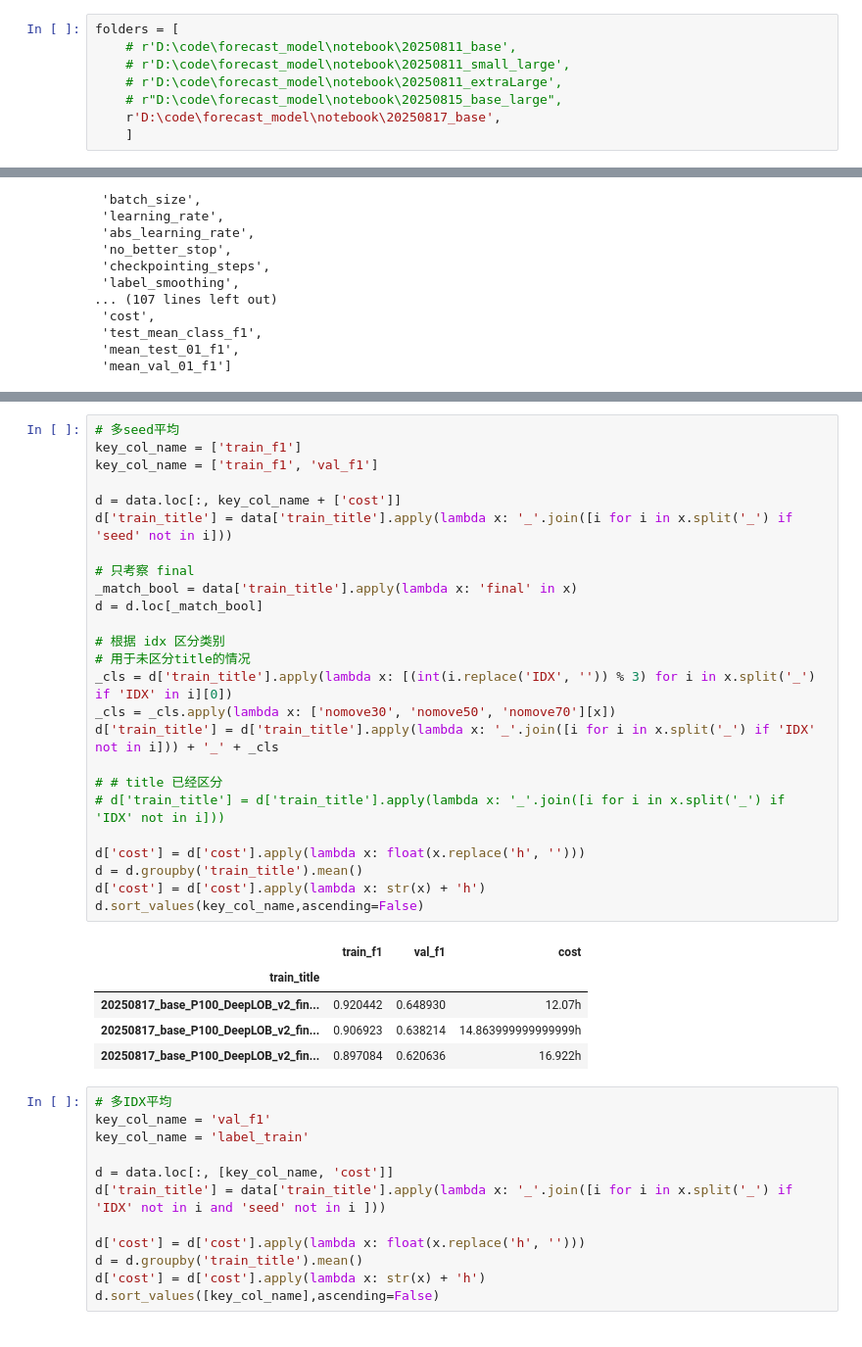
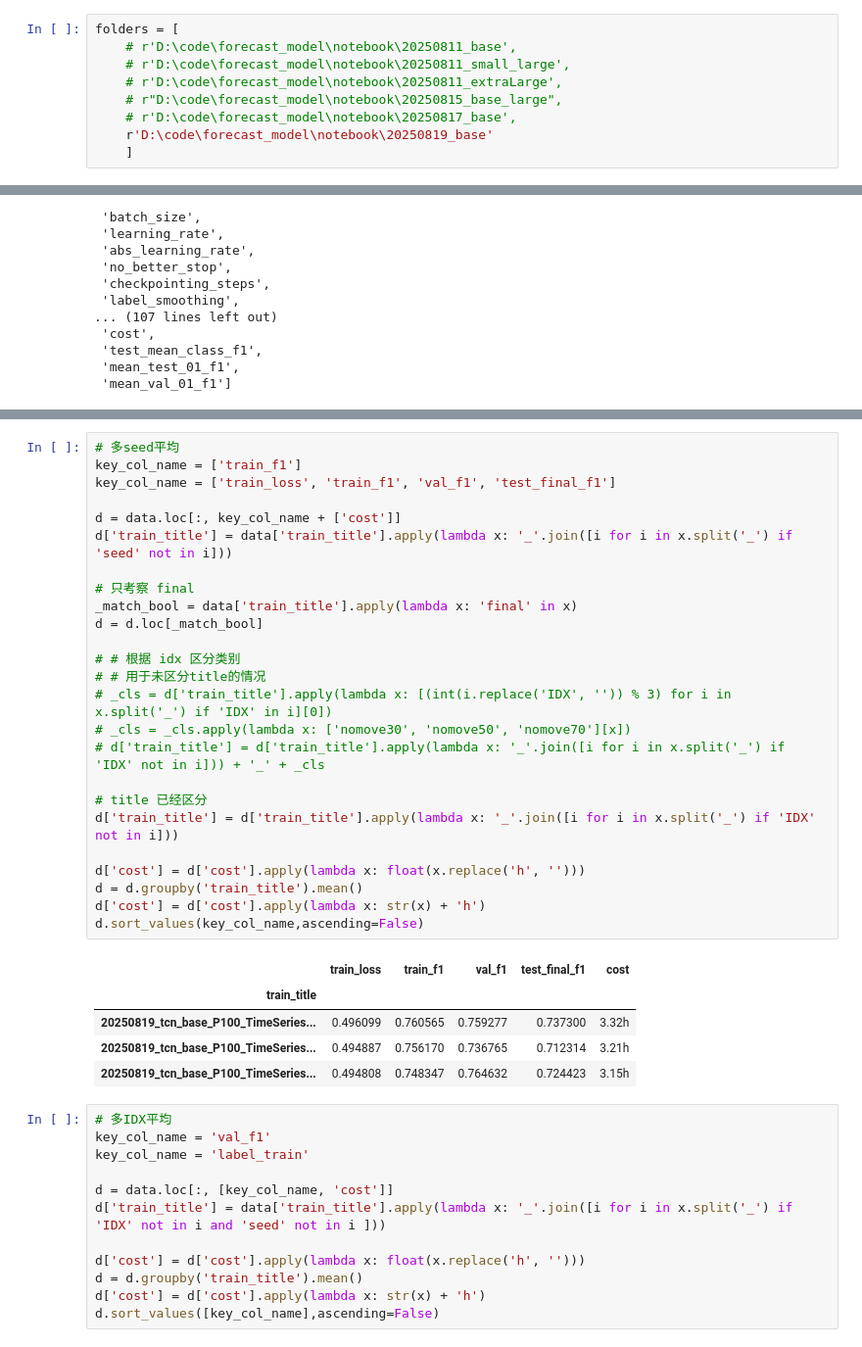
Before and after one commit to lhiqwj173/dl_helper, a Jupyter notebook: notebook/回测result汇总.ipynb, the cells around one changed output, grey strips where cells are left out. Shown at 98% size. Cells and saved outputs as stored; diff of their text form.

Commit message:
20250820_base

```diff
--- a/notebook/回测result汇总.ipynb
+++ b/notebook/回测result汇总.ipynb
@@ -16,7 +16,8 @@ folders = [
     # r'D:\code\forecast_model\notebook\20250811_small_large',
     # r'D:\code\forecast_model\notebook\20250811_extraLarge',
     # r"D:\code\forecast_model\notebook\20250815_base_large",
-    r'D:\code\forecast_model\notebook\20250817_base',
+    # r'D:\code\forecast_model\notebook\20250817_base',
+    r'D:\code\forecast_model\notebook\20250819_base'
     ]
 # %%
 data = pd.DataFrame()
@@ -156,34 +137,34 @@ data[['train_title', 'label_train']]
 # %%
 # 多seed平均
 key_col_name = ['train_f1']
-key_col_name = ['train_f1', 'val_f1']
+key_col_name = ['train_loss', 'train_f1', 'val_f1', 'test_final_f1']
 
 d = data.loc[:, key_col_name + ['cost']]
 d['train_title'] = data['train_title'].apply(lambda x: '_'.join([i for i in x.split('_') if 'seed' not in i]))
 
 # 只考察 final
 _match_bool = data['train_title'].apply(lambda x: 'final' in x)
 d = d.loc[_match_bool]
 
-# 根据 idx 区分类别
-# 用于未区分title的情况
-_cls = d['train_title'].apply(lambda x: [(int(i.replace('IDX', '')) % 3) for i in x.split('_') if 'IDX' in i][0])
-_cls = _cls.apply(lambda x: ['nomove30', 'nomove50', 'nomove70'][x])
-d['train_title'] = d['train_title'].apply(lambda x: '_'.join([i for i in x.split('_') if 'IDX' not in i])) + '_' + _cls
+# # 根据 idx 区分类别
+# # 用于未区分title的情况
+# _cls = d['train_title'].apply(lambda x: [(int(i.replace('IDX', '')) % 3) for i in x.split('_') if 'IDX' in i][0])
+# _cls = _cls.apply(lambda x: ['nomove30', 'nomove50', 'nomove70'][x])
+# d['train_title'] = d['train_title'].apply(lambda x: '_'.join([i for i in x.split('_') if 'IDX' not in i])) + '_' + _cls
 
-# # title 已经区分
-# d['train_title'] = d['train_title'].apply(lambda x: '_'.join([i for i in x.split('_') if 'IDX' not in i]))
+# title 已经区分
+d['train_title'] = d['train_title'].apply(lambda x: '_'.join([i for i in x.split('_') if 'IDX' not in i]))
 
 d['cost'] = d['cost'].apply(lambda x: float(x.replace('h', '')))
 d = d.groupby('train_title').mean()
 d['cost'] = d['cost'].apply(lambda x: str(x) + 'h')
 d.sort_values(key_col_name,ascending=False)
 # %% [output]
-|  | train_f1 | val_f1 | cost |
-| train_title |  |  |  |
-| 20250817_base_P100_DeepLOB_v2_fin... | 0.920442 | 0.648930 | 12.07h |
-| 20250817_base_P100_DeepLOB_v2_fin... | 0.906923 | 0.638214 | 14.863999999999999h |
-| 20250817_base_P100_DeepLOB_v2_fin... | 0.897084 | 0.620636 | 16.922h |
+|  | train_loss | train_f1 | val_f1 | test_final_f1 | cost |
+| train_title |  |  |  |  |  |
+| 20250819_tcn_base_P100_TimeSeries... | 0.496099 | 0.760565 | 0.759277 | 0.737300 | 3.32h |
+| 20250819_tcn_base_P100_TimeSeries... | 0.494887 | 0.756170 | 0.736765 | 0.712314 | 3.21h |
+| 20250819_tcn_base_P100_TimeSeries... | 0.494808 | 0.748347 | 0.764632 | 0.724423 | 3.15h |
 # %%
 # 多IDX平均
 key_col_name = 'val_f1'
```
Also changed, not shown: parts of 2 cells of this notebook, 1 other file.
